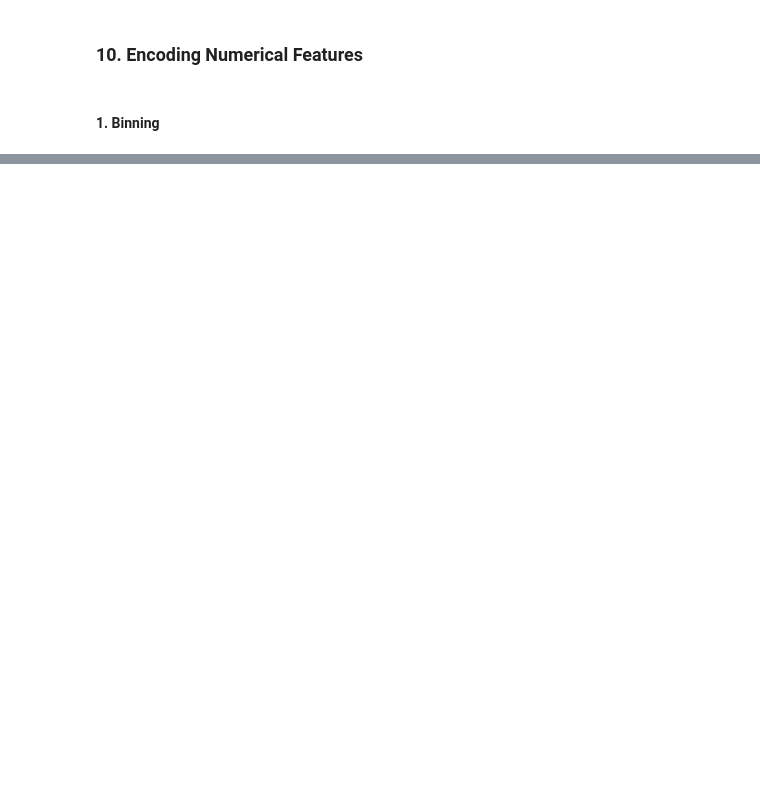
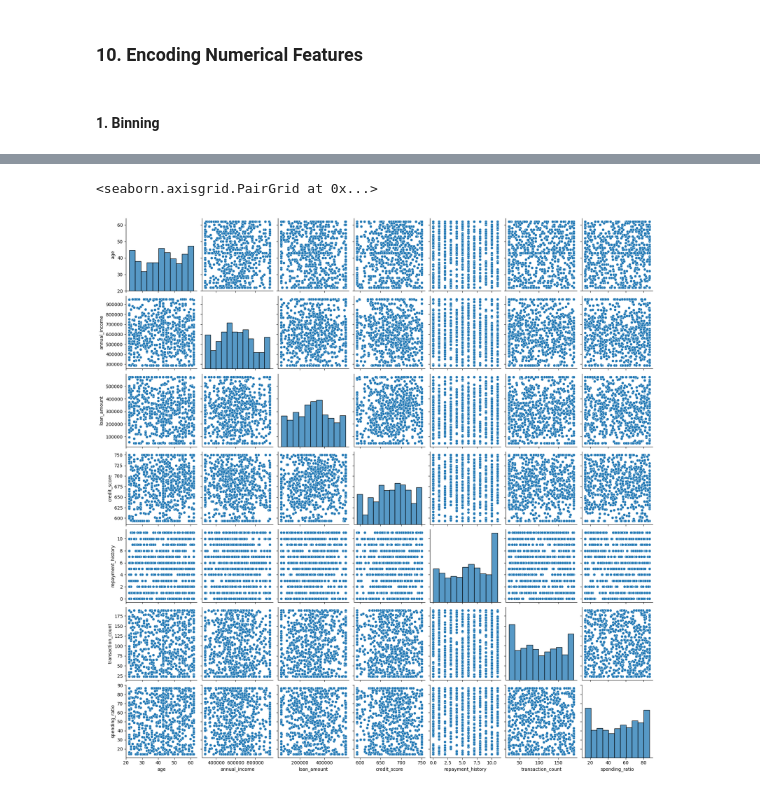
Before and after one commit to Abhiraj14206/Main_Data, a Jupyter notebook: FinalProject1/Finalproject1.ipynb, the cells around one changed output, grey strips where cells are left out. Saved outputs shown, nothing was run; the diff lists cells and outputs as text; code cells hidden in the pictures; blank space fills up the shorter version.

```diff
--- a/FinalProject1/Finalproject1.ipynb
+++ b/FinalProject1/Finalproject1.ipynb
@@ -707,0 +877,4 @@ df[["annual_income", "income_bin"]].head()
+# %%
+# Reciprocal
+reciprocal = FunctionTransformer(lambda x: 1 / (x + 1))
+df_winsor["credit_reciprocal"] = reciprocal.fit_transform(df_winsor[["credit_score"]])
@@ -707,0 +956,2 @@ df[["annual_income", "income_bin"]].head()
+# %%
+df_winsor["debt_to_income_ratio"] = df_winsor["loan_amount"] / df_winsor["annual_income"]
@@ -707,0 +973,3 @@ df[["annual_income", "income_bin"]].head()
+# %%
+df_winsor["avg_monthly_transactions"] = (df_winsor["transaction_count"] / (12))
+df_winsor["avg_monthly_transactions"]
@@ -707,0 +989,3 @@ df[["annual_income", "income_bin"]].head()
+# %%
+df_winsor['spending_to_income'] = df_winsor['spending_ratio'] / df_winsor['annual_income']
+df_winsor['spending_to_income']
@@ -707,0 +1023,5 @@ df[["annual_income", "income_bin"]].head()
+# %%
+sns.pairplot(df_winsor[["age","annual_income","loan_amount","credit_score","repayment_history","transaction_count","spending_ratio"]] , palette ="viridis")
+# %% [output]
+<seaborn.axisgrid.PairGrid at 0x...>
+[figure, added]
```
Also changed, not shown: parts of 63 cells of this notebook.
